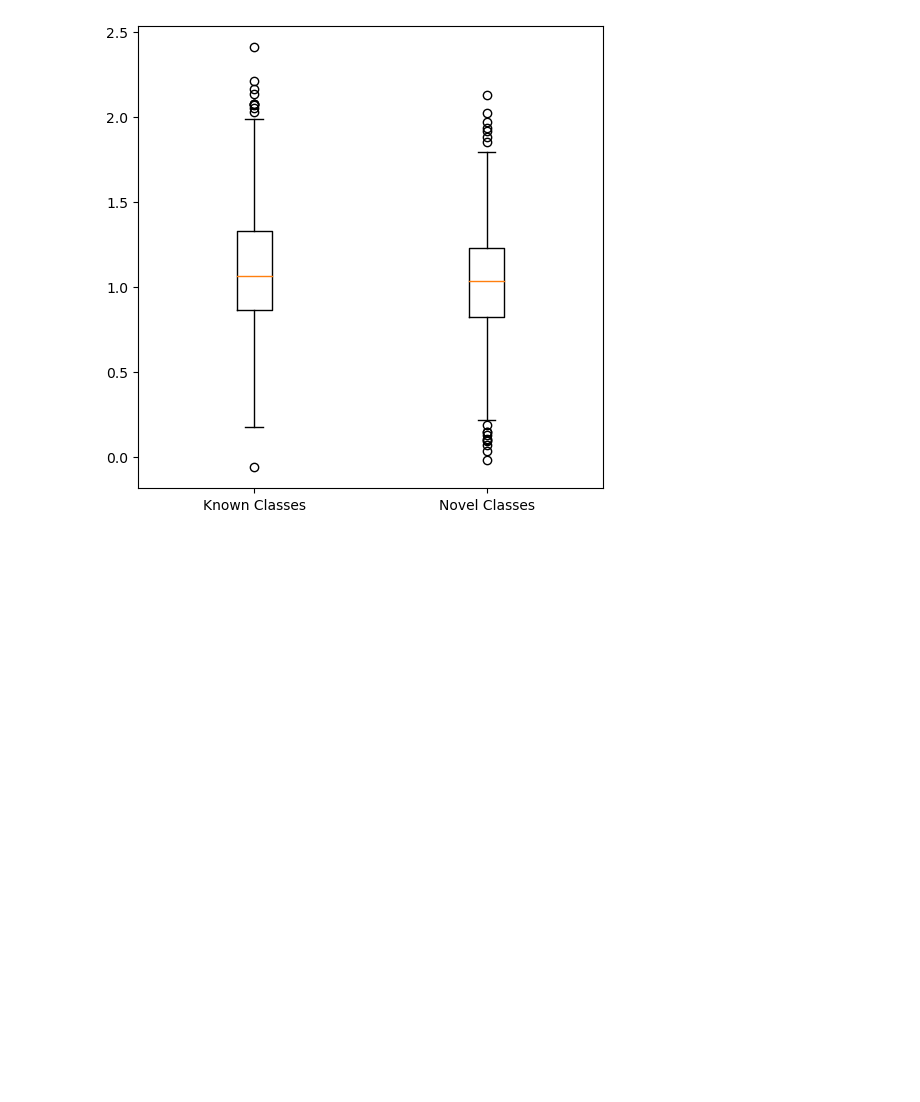
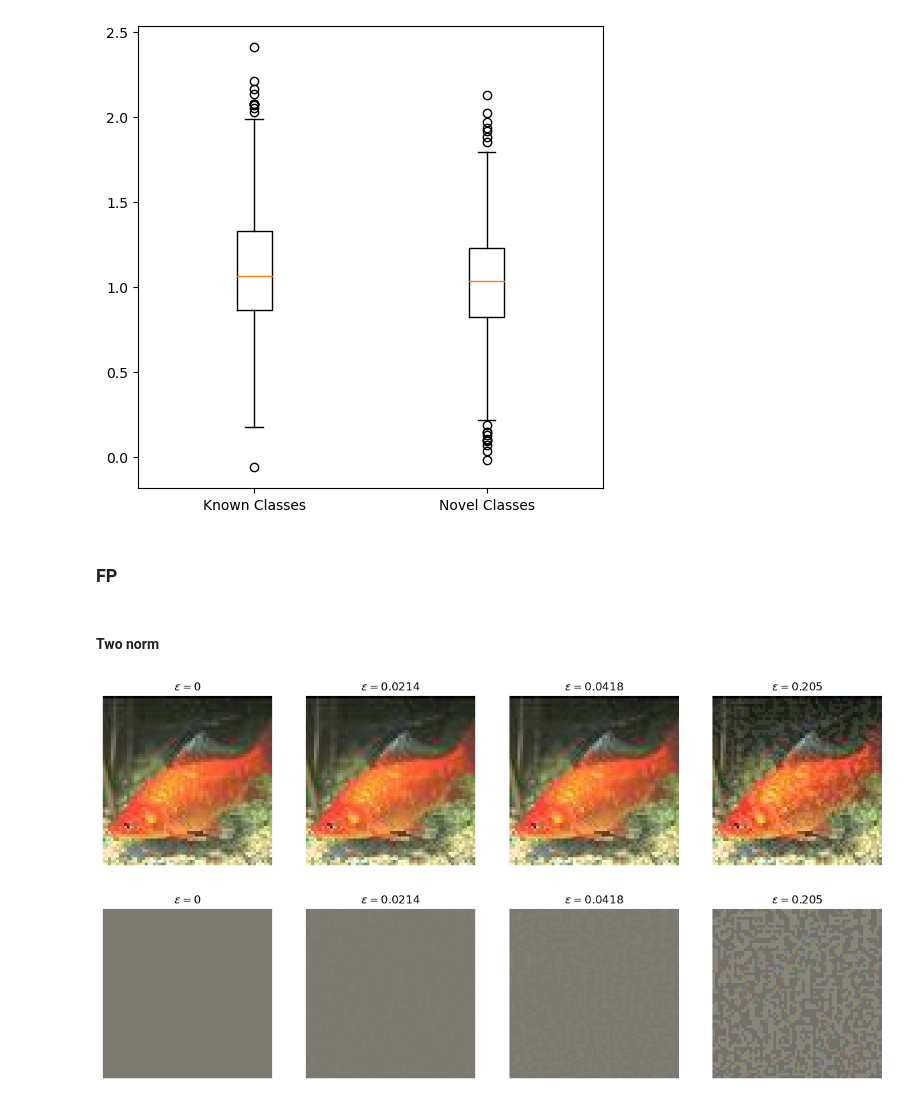
Before and after one commit to krellemand/bachelor_project, a Jupyter notebook: notebooks/visualizing_adv_attacks.ipynb, the cells around one changed output. Cells and saved outputs as stored; diff of their text form; code cells hidden in the pictures; blank space fills up the shorter version.

```diff
--- a/notebooks/visualizing_adv_attacks.ipynb
+++ b/notebooks/visualizing_adv_attacks.ipynb
@@ -153,3 +153,43 @@ ax.boxplot([id_diffs, ood_diffs[:1000]], labels=['Known Classes', 'Novel Classes
 plt.show()
 # %% [output]
 [figure]
+# %% [markdown]
+### FP
+# %% [markdown]
+#### Two norm
+# %%
+eps, roc_stats, avg_mls = load_and_eval_mls_osr_for_all_eps(root_dir + 'logits/tinyimagenet/fp/fgsm/two_norm/', 0, dataset_name='tinyimagenet', balance=True, return_avg_mls=True)
+aurocs = [x[1] for x in roc_stats]
+# %%
+fp_two_goldfish_eps_zip_steps_0 = [fp_osr_fgsm(get_model_for_split(split_num=0, path_to_pretrained_weights_folder=root_dir + 'pretrained_weights/', device=device),
+                                                tin_goldfish.to(device).detach()[None], ep, clip_range=tin_transform_range, return_step=True, norm_ord=None)
+                          for ep in eps]
+fp_two_goldfish_eps_0, fp_two_goldfish_eps_steps_0 = [x for x, _ in fp_two_goldfish_eps_zip_steps_0], [x for _, x in fp_two_goldfish_eps_zip_steps_0]
+# %%
+fig, ax = plt.subplots(1, 4, figsize = (15, 6))
+# eps_idxs = [-24, -11, -1]
+eps_idxs = [1, 2, 10]
+chosen_eps = [eps[i] for i in eps_idxs]
+plot_image_on_ax(ax[0], tin_goldfish, mean=tin_mean, std=tin_std)
+ax[0].set_title(f"$\\epsilon = 0$")
+ax[0].axis('off')
+for i, idx in enumerate(eps_idxs):
+    plot_image_on_ax(ax[i+1], fp_two_goldfish_eps_0[idx][0], mean=tin_mean, std=tin_std)
+    ax[i+1].set_title(f"$\\epsilon = {eps[idx]:.3}$")
+    ax[i+1].axis('off')
+# plt.savefig(root_dir + 'visualizations/goldfish_fp_two_fgsm.png', transparent=True, bbox_inches='tight')
+plt.show()
+
+fig, ax = plt.subplots(1, 4, figsize = (15, 6))
+plot_image_on_ax(ax[0], torch.zeros_like(tin_goldfish), mean=tin_mean, std=tin_std)
+ax[0].set_title(f"$\\epsilon = 0$")
+ax[0].axis('off')
+for i, idx in enumerate(eps_idxs):
+    plot_image_on_ax(ax[i+1], fp_two_goldfish_eps_steps_0[idx][0], mean=tin_mean, std=tin_std)
+    ax[i+1].set_title(f"$\\epsilon = {eps[idx]:.3}$")
+    ax[i+1].axis('off')
+# plt.savefig(root_dir + 'visualizations/goldfish_fp_two_fgsm_pertubation.png', transparent=True, bbox_inches='tight')
+plt.show()
+# %% [output]
+[figure, added]
+[figure, added]
```
Also changed, not shown: parts of 7 cells of this notebook, 1 other file.
